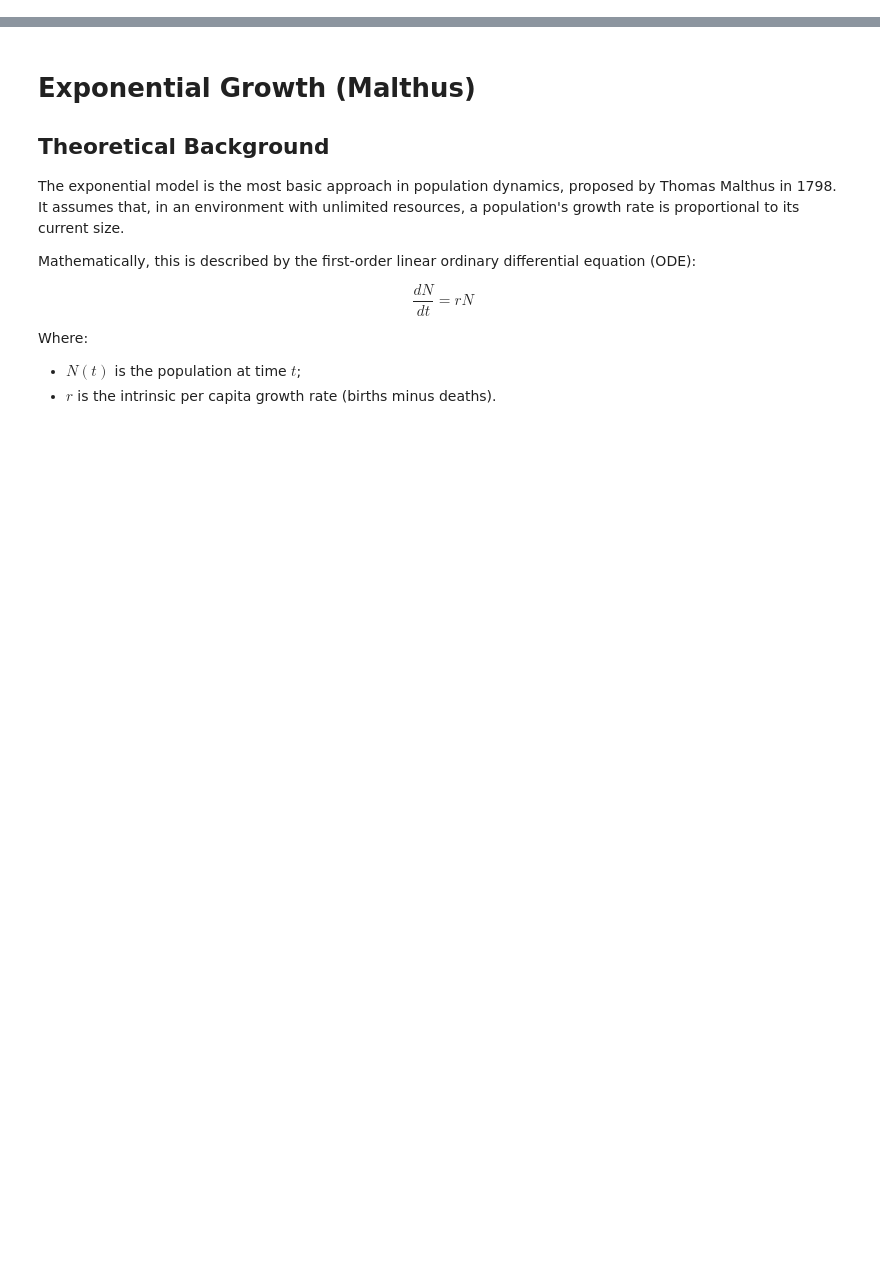
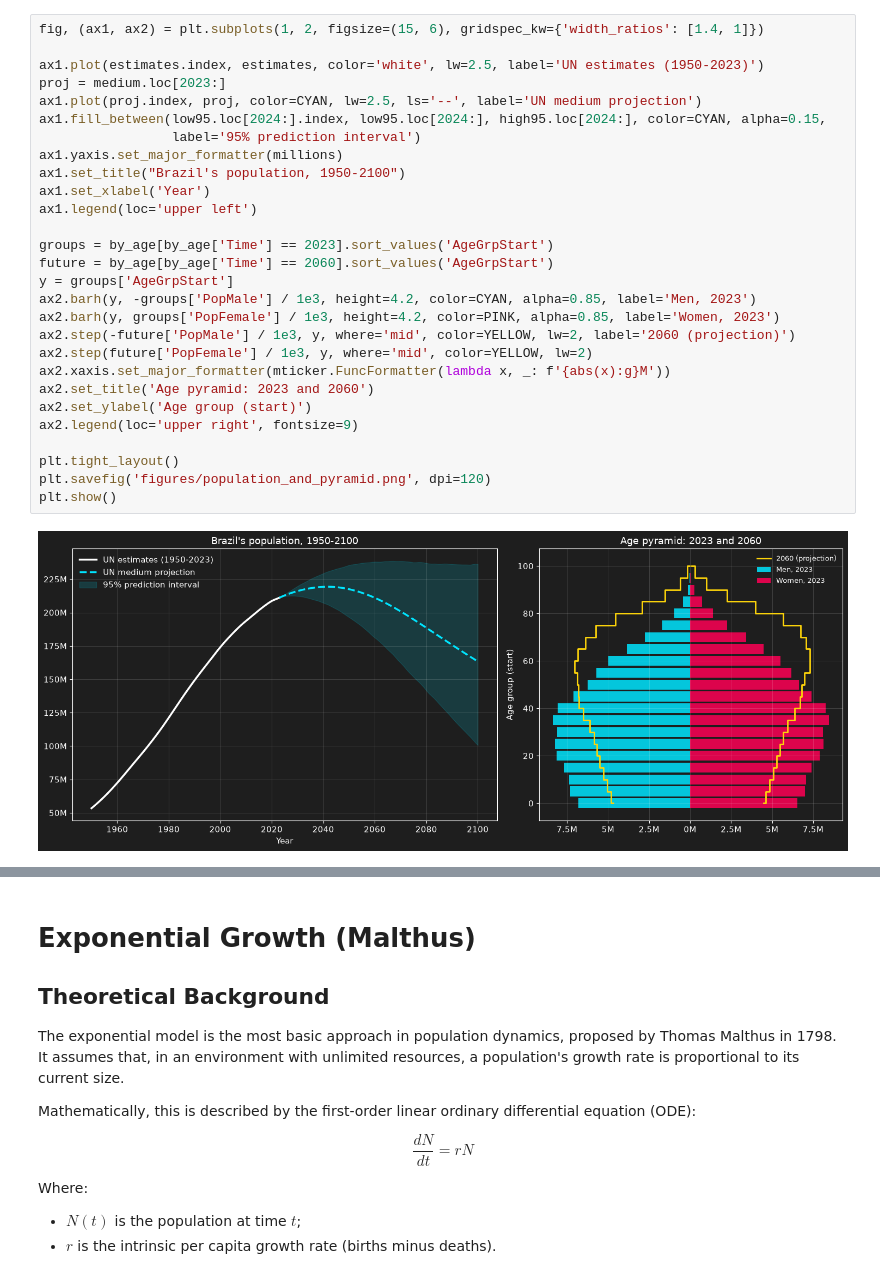
Before and after one commit to Vitor-Dias-Ferreira/population-dynamics-models, a Jupyter notebook: population_dynamics_models.ipynb, the cells around one changed output, grey strips where cells are left out. Saved outputs shown, nothing was run; the diff lists cells and outputs as text; blank space fills up the shorter version.

```diff
--- a/population_dynamics_models.ipynb
+++ b/population_dynamics_models.ipynb
@@ -156,0 +85,30 @@ plt.show()
+# %%
+fig, (ax1, ax2) = plt.subplots(1, 2, figsize=(15, 6), gridspec_kw={'width_ratios': [1.4, 1]})
+
+ax1.plot(estimates.index, estimates, color='white', lw=2.5, label='UN estimates (1950-2023)')
+proj = medium.loc[2023:]
+ax1.plot(proj.index, proj, color=CYAN, lw=2.5, ls='--', label='UN medium projection')
+ax1.fill_between(low95.loc[2024:].index, low95.loc[2024:], high95.loc[2024:], color=CYAN, alpha=0.15,
+                 label='95% prediction interval')
+ax1.yaxis.set_major_formatter(millions)
+ax1.set_title("Brazil's population, 1950-2100")
+ax1.set_xlabel('Year')
+ax1.legend(loc='upper left')
+
+groups = by_age[by_age['Time'] == 2023].sort_values('AgeGrpStart')
+future = by_age[by_age['Time'] == 2060].sort_values('AgeGrpStart')
+y = groups['AgeGrpStart']
+ax2.barh(y, -groups['PopMale'] / 1e3, height=4.2, color=CYAN, alpha=0.85, label='Men, 2023')
+ax2.barh(y, groups['PopFemale'] / 1e3, height=4.2, color=PINK, alpha=0.85, label='Women, 2023')
+ax2.step(-future['PopMale'] / 1e3, y, where='mid', color=YELLOW, lw=2, label='2060 (projection)')
+ax2.step(future['PopFemale'] / 1e3, y, where='mid', color=YELLOW, lw=2)
+ax2.xaxis.set_major_formatter(mticker.FuncFormatter(lambda x, _: f'{abs(x):g}M'))
+ax2.set_title('Age pyramid: 2023 and 2060')
+ax2.set_ylabel('Age group (start)')
+ax2.legend(loc='upper right', fontsize=9)
+
+plt.tight_layout()
+plt.savefig('figures/population_and_pyramid.png', dpi=120)
+plt.show()
+# %% [output]
+[figure, added]
```
Also changed, not shown: parts of 43 cells of this notebook, 11 other files.
